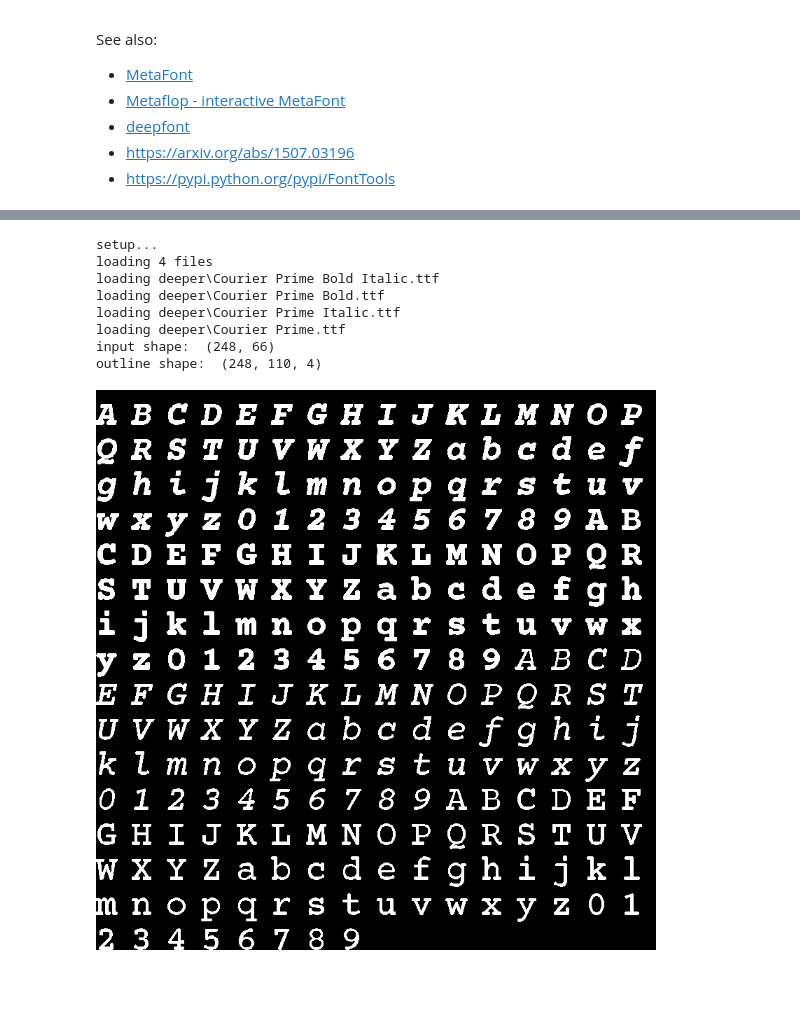
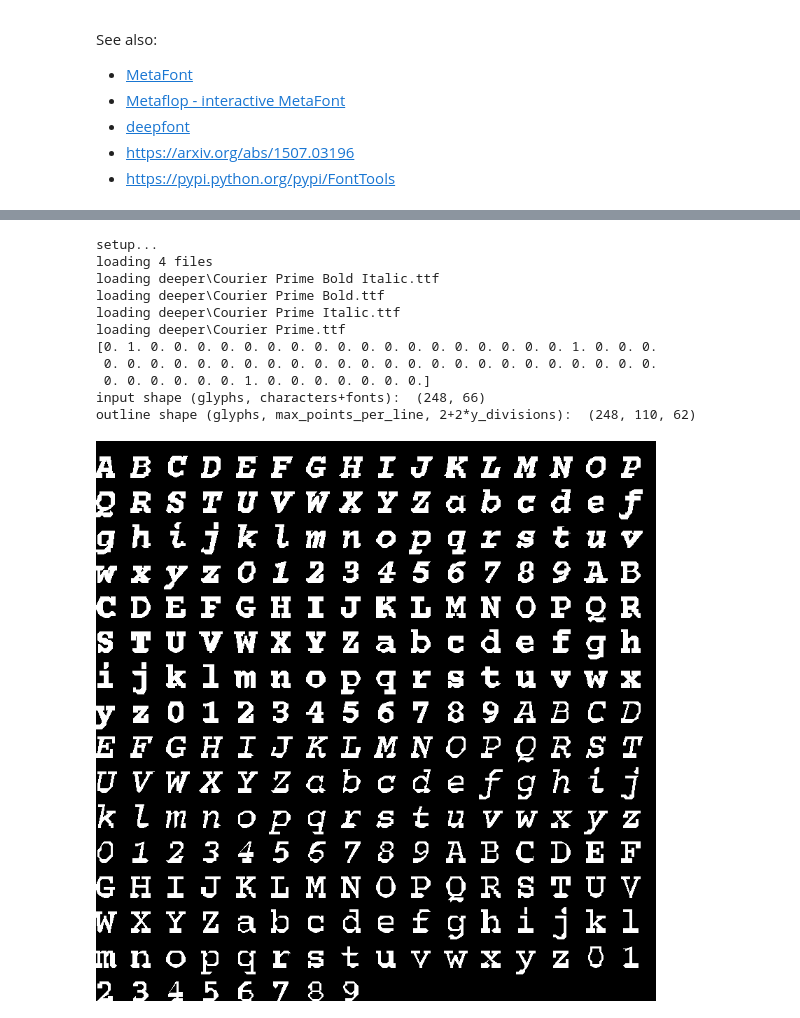
Before and after one commit to terryspitz/ipython_notebooks, a Jupyter notebook: deeperfont.ipynb, the cells around one changed output, grey strips where cells are left out. Saved outputs shown, nothing was run; the diff lists cells and outputs as text; code cells hidden in the pictures; blank space fills up the shorter version.

Commit message:
switch scalar dx, dy to encoded onehot

```diff
--- a/deeperfont.ipynb
+++ b/deeperfont.ipynb
@@ -200,6 +202,9 @@ def drawOutlines(outlines, cellsize, scheme):
         draw.polygon(points, fill=1)
         im = ImageChops.logical_xor(im, im2)
         return im
+    def unencode(onehot):
+        assert onehot.shape == (y_divisions,)
+        return (np.argmax(onehot)/float(y_divisions)*2)-1.0
     scale = cellsize * 0.9
     im = Image.new('1', size=(columns*cellsize, rows*cellsize), color=(0))
     for i in range(outlines.shape[0]):
@@ -211,8 +216,8 @@ def drawOutlines(outlines, cellsize, scheme):
         for j in range(outlines.shape[1]):
             if outlines[i][j][LastDim.Active]<0.5:
                 break;
-            x += outlines[i][j][LastDim.DX]*scale
-            y -= outlines[i][j][LastDim.DY]*scale
+            x += unencode(outlines[i][j][LastDim.Size : LastDim.Size + y_divisions])*scale
+            y -= unencode(outlines[i][j][LastDim.Size + y_divisions : LastDim.Size + y_divisions*2])*scale
             if outlines[i][j][LastDim.Show]>0.5:
                 points += (cellx+x,celly+y)
             elif len(points)>2:
@@ -241,37 +246,43 @@ def drawXYs(xxs, ygrid, cellsize):
 # %%
 print('setup...')
 glyphs = [chr(i) for i in range(ord('A'), ord('Z')+1)]
 glyphs += [chr(i) for i in range(ord('a'), ord('z')+1)]
 glyphs += ['zero','one','two','three','four','five','six','seven','eight','nine']
 #glyphs = ['A','B','a','b','one','two']
+#glyphs = ['A']
 max_points_per_line = 10 # required for g, m
 max_outline_points = 110
-y_divisions = 20
+y_divisions = 30
 ygrid = np.linspace(0.0, 1.0, y_divisions, endpoint=False) #y coordinates to render on
-inputs, outlines = readFonts(glyphs, max_outline_points, ygrid)
-batch_size=outlines.shape[0]
+files = glob.glob('deeper/Courier*.ttf')
+inputs, outlines = readFonts(files, glyphs, max_outline_points, y_divisions)
+batch_size = outlines.shape[0]
+print(outlines[0,0])
 #inputs = np.identity(len(glyphs), dtype=float)  #input is one-hot vec, one per glyph
 #outlines = generateOutlines('deeper/Courier Prime.ttf', glyphs, max_outline_points, ygrid)
-print("input shape: ", inputs.shape)
-print("outline shape: ", outlines.shape)
+print("input shape (glyphs, characters+fonts): ", inputs.shape)
+print("outline shape (glyphs, max_points_per_line, 2+2*y_divisions): ", outlines.shape)
 #with tf.Session() as sess:
 #    xcoords = renderGlyphs(outlines, max_points_per_line, ygrid, scheme).eval()
     #print(xcoords)
 #    print("output shape: ", xcoords.shape)
 cellsize = 50
 scheme = Scheme.DXDY
 drawOutlines(outlines, cellsize, scheme)
 #display(drawOutlines(outlines, cellsize, scheme), drawXYs(xcoords, ygrid, cellsize))
 # %% [output]
 setup...
 loading 4 files
 loading deeper\Courier Prime Bold Italic.ttf
 loading deeper\Courier Prime Bold.ttf
 loading deeper\Courier Prime Italic.ttf
 loading deeper\Courier Prime.ttf
-input shape:  (248, 66)
-outline shape:  (248, 110, 4)
+[0. 1. 0. 0. 0. 0. 0. 0. 0. 0. 0. 0. 0. 0. 0. 0. 0. 0. 0. 0. 1. 0. 0. 0.
+ 0. 0. 0. 0. 0. 0. 0. 0. 0. 0. 0. 0. 0. 0. 0. 0. 0. 0. 0. 0. 0. 0. 0. 0.
+ 0. 0. 0. 0. 0. 0. 1. 0. 0. 0. 0. 0. 0. 0.]
+input shape (glyphs, characters+fonts):  (248, 66)
+outline shape (glyphs, max_points_per_line, 2+2*y_divisions):  (248, 110, 62)
-[figure, old version]
+[figure, new version]
 # %%
 print('compile models...')
 print('outlines.shape: {}'.format(outlines.shape))
```
Also changed, not shown: parts of 9 cells of this notebook.
